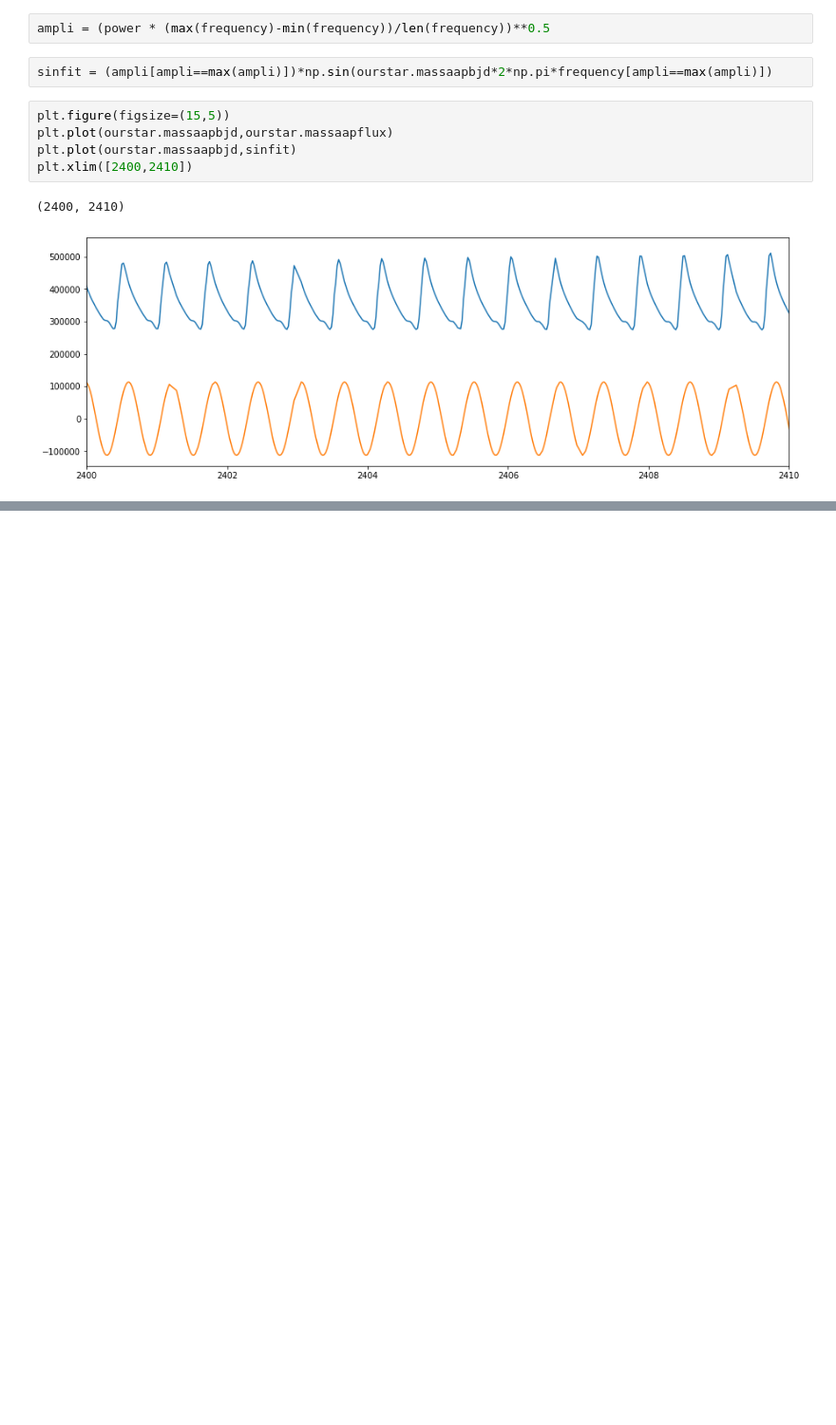
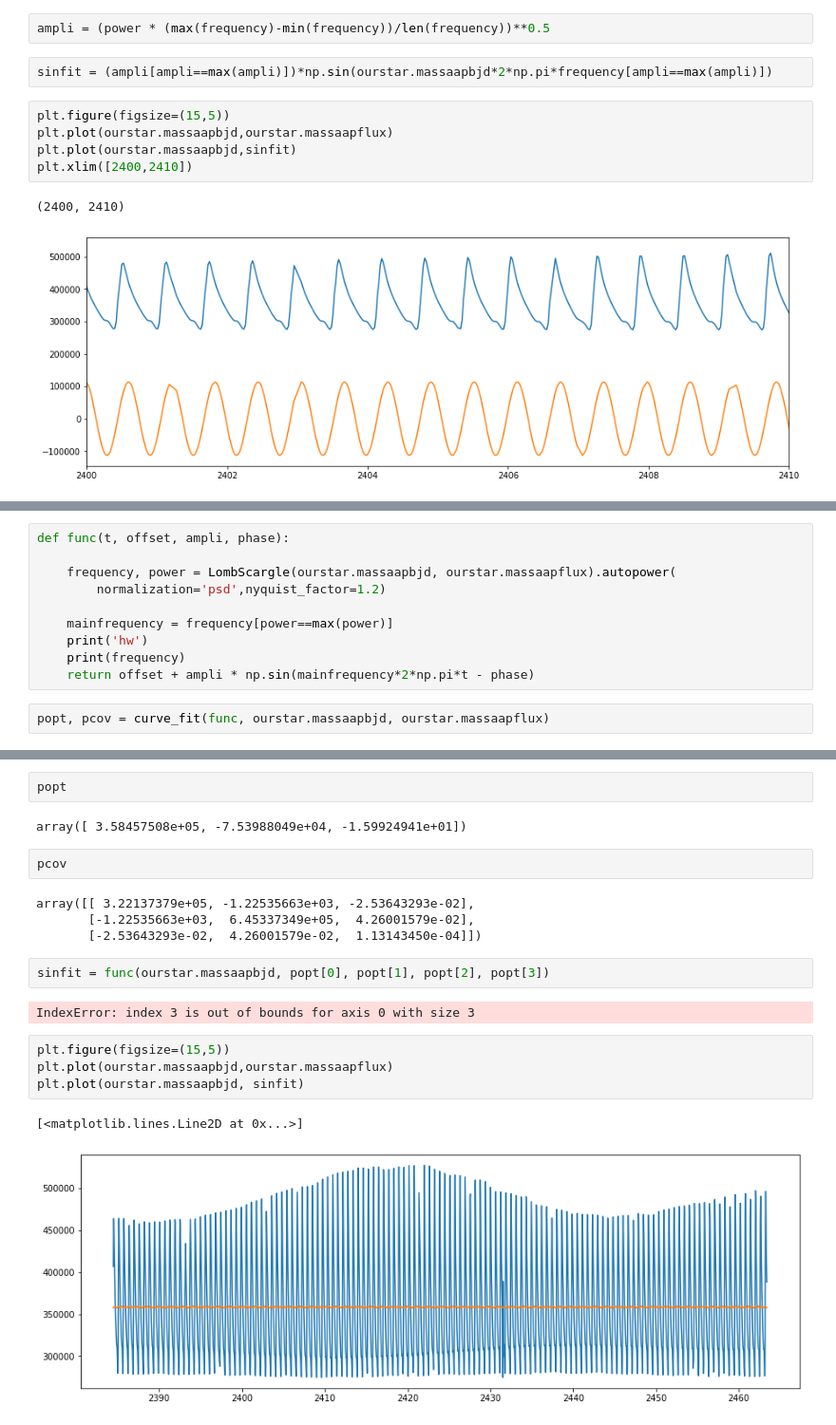
Before and after one commit to zabop/lcpics_by_campaign, a Jupyter notebook: noisefloorcalc.ipynb, the cells around one changed output, grey strips where cells are left out. Shown at 95% size. Saved outputs shown, nothing was run; the diff lists cells and outputs as text; blank space fills up the shorter version.

```diff
--- a/noisefloorcalc.ipynb
+++ b/noisefloorcalc.ipynb
@@ -113,0 +126,12 @@ y_fit = LombScargle(t, y, dy).model(t_fit, best_frequency)
+# %%
+def func(t, offset, ampli, phase):
+
+    frequency, power = LombScargle(ourstar.massaapbjd, ourstar.massaapflux).autopower(
+        normalization='psd',nyquist_factor=1.2)
+
+    mainfrequency = frequency[power==max(power)]
+    print('hw')
+    print(frequency)
+    return offset + ampli * np.sin(mainfrequency*2*np.pi*t - phase)
+# %%
+popt, pcov = curve_fit(func, ourstar.massaapbjd, ourstar.massaapflux)
@@ -113,0 +156,21 @@ y_fit = LombScargle(t, y, dy).model(t_fit, best_frequency)
+# %%
+popt
+# %% [output]
+array([ 3.58457508e+05, -7.53988049e+04, -1.59924941e+01])
+# %%
+pcov
+# %% [output]
+array([[ 3.22137379e+05, -1.22535663e+03, -2.53643293e-02],
+       [-1.22535663e+03,  6.45337349e+05,  4.26001579e-02],
+       [-2.53643293e-02,  4.26001579e-02,  1.13143450e-04]])
+# %%
+sinfit = func(ourstar.massaapbjd, popt[0], popt[1], popt[2], popt[3])
+# %% [output]
+IndexError: index 3 is out of bounds for axis 0 with size 3
+# %%
+plt.figure(figsize=(15,5))
+plt.plot(ourstar.massaapbjd,ourstar.massaapflux)
+plt.plot(ourstar.massaapbjd, sinfit)
+# %% [output]
+[<matplotlib.lines.Line2D at 0x...>]
+[figure, added]
```
Also changed, not shown: parts of 17 cells of this notebook.
